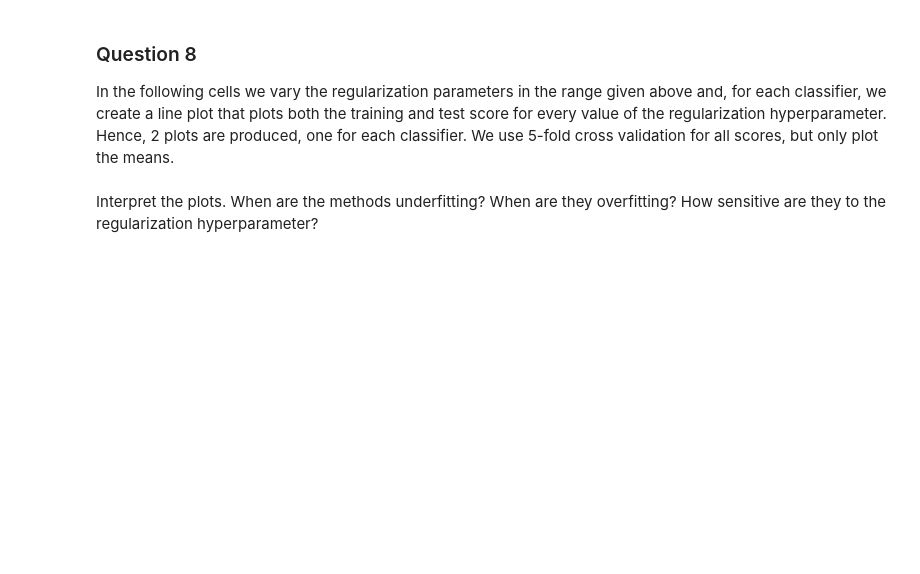
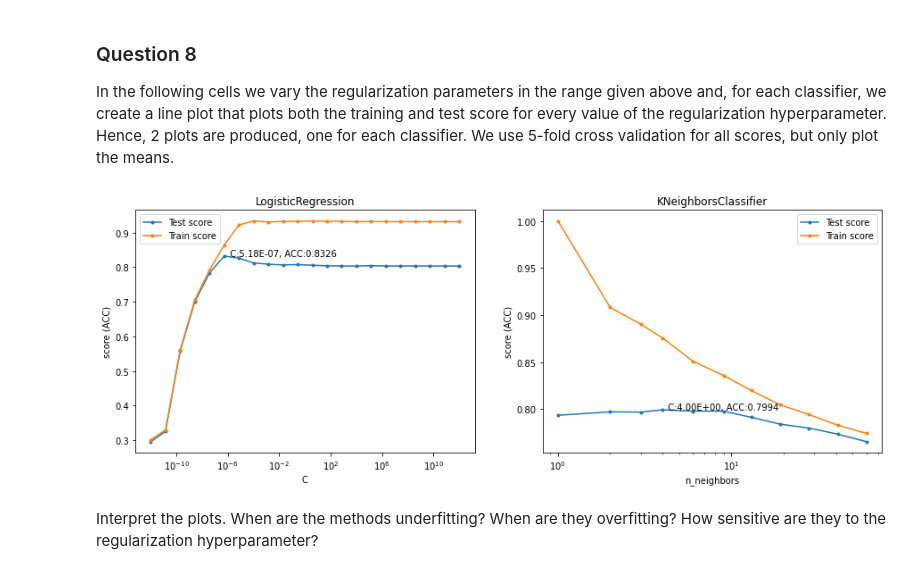
Before and after one commit to EHVB/AI-In-Medicine, a Jupyter notebook: Assignment2/Ehab Kamal - A2_Regression.ipynb, the cells around one changed output. Cells and saved outputs as stored; diff of their text form; code cells hidden in the pictures; blank space fills up the shorter version.

```diff
--- a/Assignment2/Ehab Kamal - A2_Regression.ipynb
+++ b/Assignment2/Ehab Kamal - A2_Regression.ipynb
@@ -361,7 +452,9 @@ def plot_tuning(grid_search, param_name, ax):
     ax.text(bp,bs,"  C:{:.2E}, ACC:{:.4f}".format(bp,bs))
 # %%
 fig, axes = plt.subplots(nrows=1, ncols=2, figsize=(15,5))
-for grid_search, param, ax in zip(grid_searches,['Alpha','n_neighbors'],axes):
+for grid_search, param, ax in zip(grid_searches,['C','n_neighbors'],axes):
     plot_tuning(grid_search, param, ax)
+# %% [output]
+[figure, added]
 # %% [markdown]
 Interpret the plots. When are the methods underfitting? When are they overfitting? How sensitive are they to the regularization hyperparameter?
```
Also changed, not shown: parts of 25 cells of this notebook, 1 other file.
